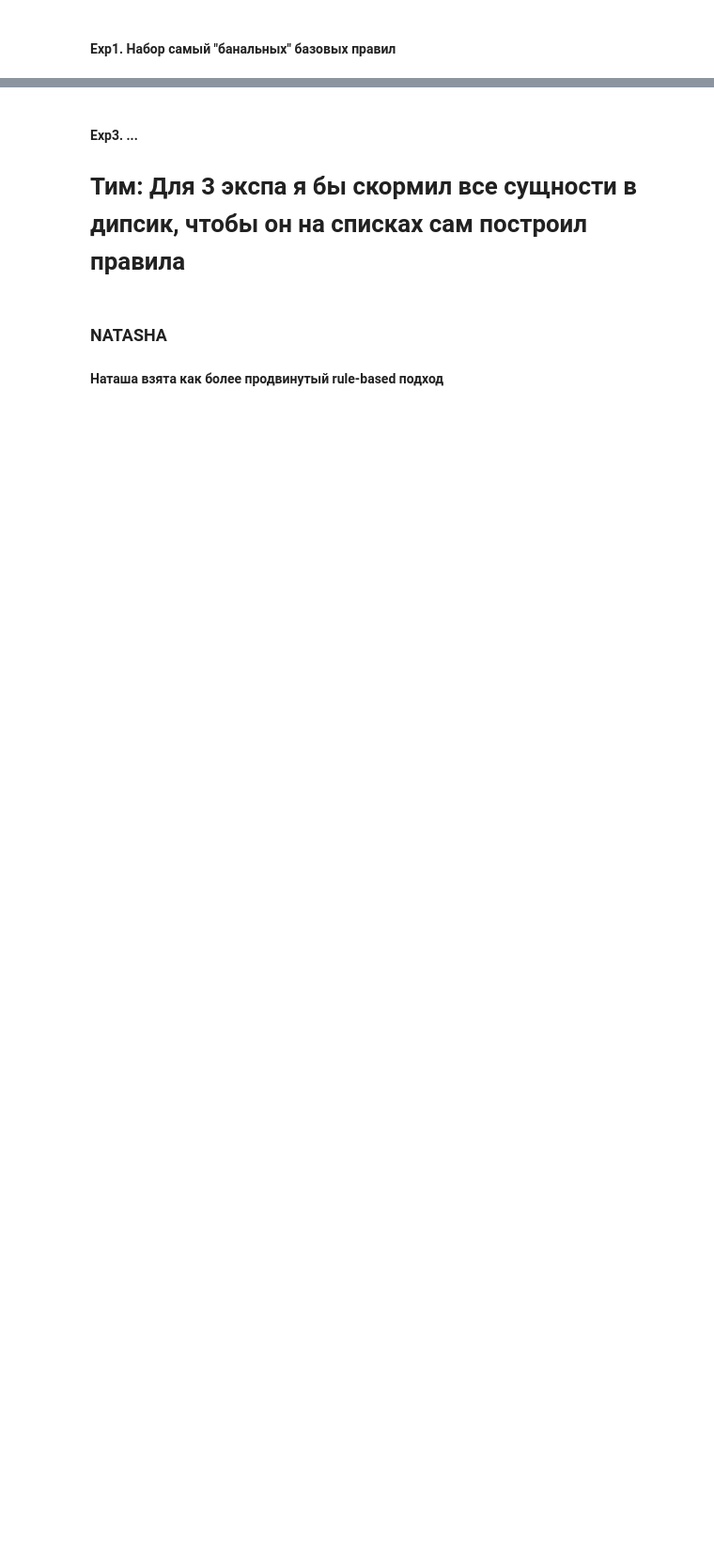
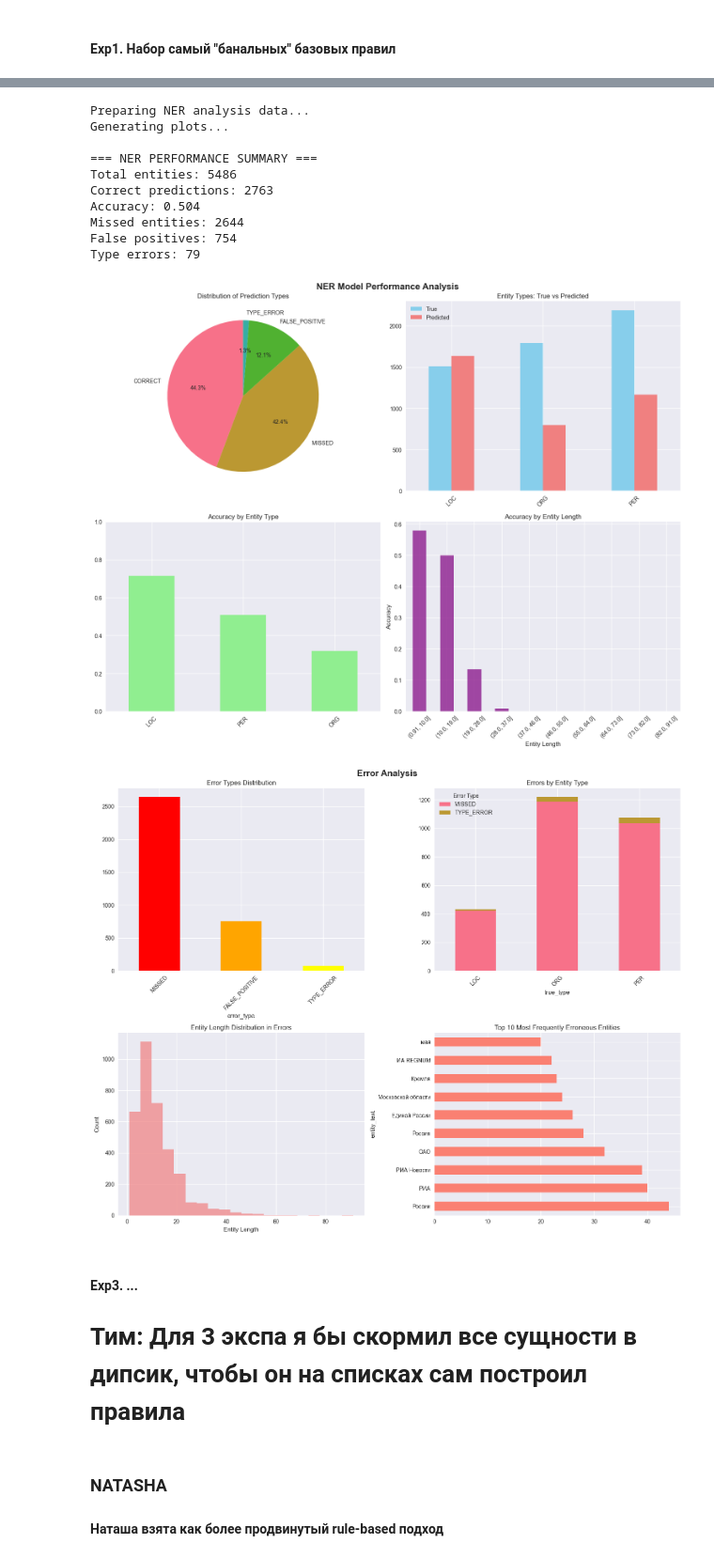
Before and after one commit to akon1te/hse-materials, a Jupyter notebook: lab1.ipynb, the cells around one changed output, grey strips where cells are left out. Shown at 94% size. Drawn from its saved outputs; the diff is of its cells as text; code cells hidden in the pictures; blank space fills up the shorter version.

```diff
--- a/lab1.ipynb
+++ b/lab1.ipynb
@@ -172,0 +245,18 @@ evaluate(results)
+# %%
+natasha_data = load_natasha_data()
+results = run_evaluation(
+    natasha_data['test'],
+    per_parser=per_parser,
+    loc_parser=loc_parser,
+    org_parser=org_parser
+)
+
+
+def filter_togo(x):
+    return not(('того' in x['text']) or ('итого' in x['text']))
+
+
+for i, res in enumerate(results):
+    results[i]['predicted_entities'] = list(filter(filter_togo, res['predicted_entities']))
+
+evaluate(results)
@@ -173,3 +301,18 @@ evaluate(results)
+# %%
+plots, analysis_df, error_df = generate_ner_report(results)
+# %% [output]
+Preparing NER analysis data...
+Generating plots...
+
+=== NER PERFORMANCE SUMMARY ===
+Total entities: 5486
+Correct predictions: 2763
+Accuracy: 0.504
+Missed entities: 2644
+False positives: 754
+Type errors: 79
+[figure, added]
+[figure, added]
 # %% [markdown]
 #### Exp3. ...
 
```
Also changed, not shown: parts of 15 cells of this notebook, 3 other files.
